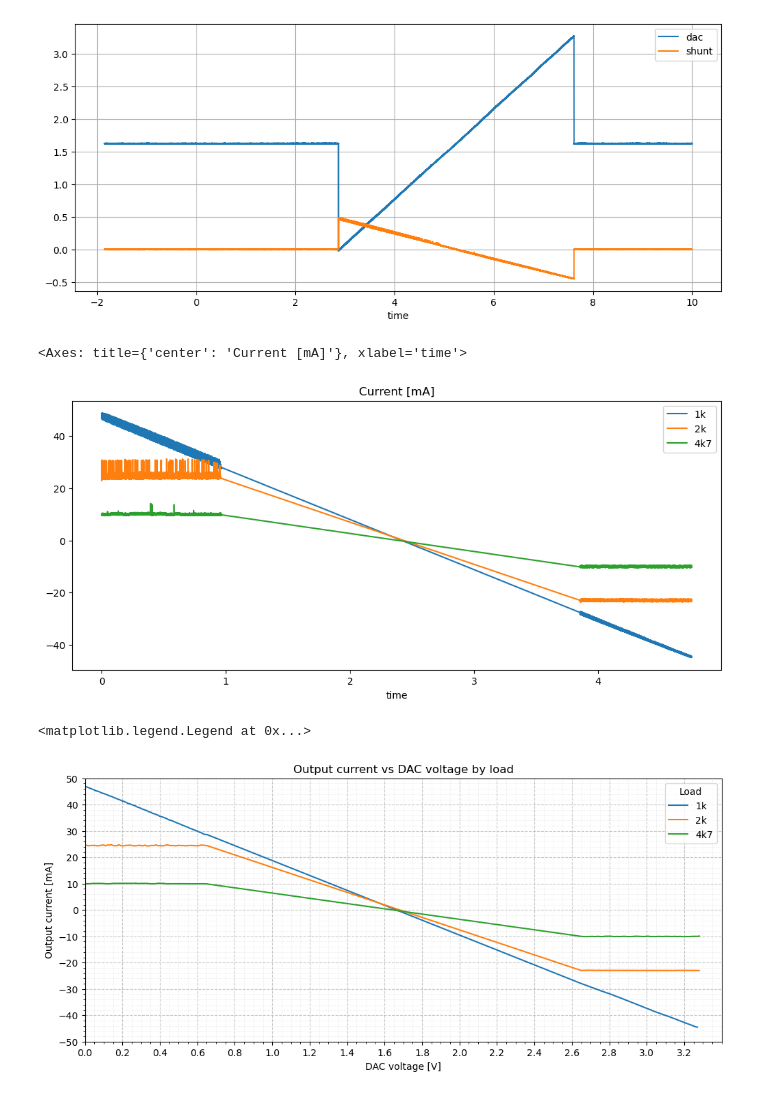
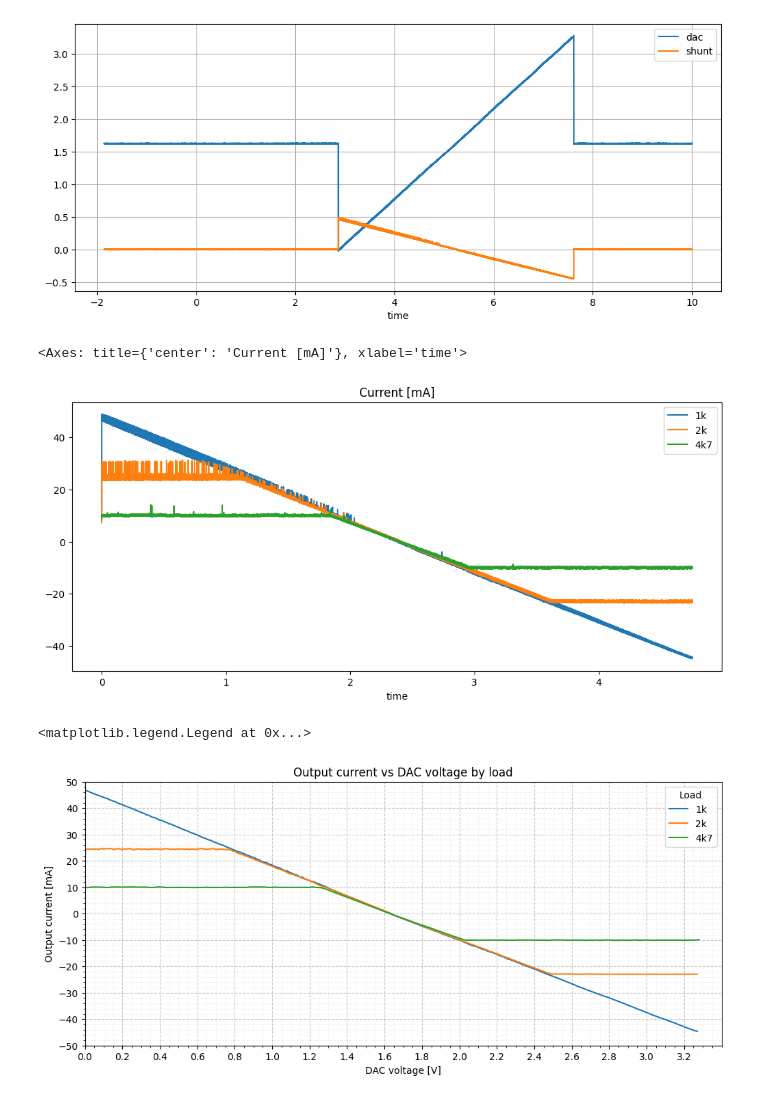
Before and after one commit to import-tiago/FEI, a Jupyter notebook: MSc/PEL309/Analysis/PEL309.ipynb, the cells around one changed output. Drawn from its saved outputs; the diff is of its cells as text; code cells hidden in the pictures.

```diff
--- a/MSc/PEL309/Analysis/PEL309.ipynb
+++ b/MSc/PEL309/Analysis/PEL309.ipynb
@@ -73,7 +62,22 @@ def extract_linear_region(df, column="dac", rest_value=1.65, tolerance=1):
+# %%
+def extract_ramp_region(df, column="dac", step_threshold=0.5):
+    data = df.copy()
+
+    diff = data[column].diff().abs()
+
+    transition_points = diff[diff > step_threshold].index
+
+    if len(transition_points) < 2:
+        raise ValueError("Could not detect ramp start and end transitions.")
+
+    start = transition_points[0]
+    end = transition_points[-1] - 1
+
+    return data.loc[start:end].copy()
 # %%
-load_1k = extract_linear_region(load_1k, column="dac")
-load_2k = extract_linear_region(load_2k, column="dac")
-load_4k7 = extract_linear_region(load_4k7, column="dac")
+load_1k = extract_ramp_region(load_1k, column="dac")
+load_2k = extract_ramp_region(load_2k, column="dac")
+load_4k7 = extract_ramp_region(load_4k7, column="dac")
 # %%
 load_1k["current"] = ( load_1k["shunt"] / 10 ) * 1000
 load_2k["current"] = ( load_2k["shunt"] / 10 ) * 1000
@@ -107,11 +111,11 @@ load_4k7.plot(
 )
 # %% [output]
 <Axes: title={'center': 'Current [mA]'}, xlabel='time'>
-[figure, old version]
+[figure, new version]
 # %%
 import numpy as np
 
-dac_step = 0.01  # voltage step
+dac_step = 0.01
 
 load_1k_cmp = load_1k.copy()
 load_2k_cmp = load_2k.copy()
@@ -126,9 +130,8 @@ all_data = pd.concat(
     ignore_index=True
 )
 
-all_data["dac_bin"] = (
-    (all_data["dac"] / dac_step)
-    .round() * dac_step
+#all_data["dac_bin"] = ( (all_data["dac"] / dac_step).round() * dac_step)
+all_data["dac_bin"] = ( np.floor(all_data["dac"] / dac_step) * dac_step
 )
 
 comparison = all_data.pivot_table(
@@ -181,34 +184,34 @@ ax.grid(
 ax.minorticks_on()
 
 ax.grid(
     which="minor",
     linestyle=":",
     linewidth=0.5,
     alpha=0.4
 )
 
 # =========================================================
 # Labels and title
 # =========================================================
 
 ax.set_xlabel("DAC voltage [V]")
 
 ax.set_ylabel("Output current [mA]")
 
 ax.set_title(
     "Output current vs DAC voltage by load"
 )
 
 # =========================================================
 # Legend
 # =========================================================
 
 ax.legend(
     title="Load"
 )
 # %% [output]
 <matplotlib.legend.Legend at 0x...>
-[figure, old version]
+[figure, new version]
 # %%
 comparison["max_current"] = comparison[["1k", "2k", "4k7"]].max(axis=1)
 comparison["min_current"] = comparison[["1k", "2k", "4k7"]].min(axis=1)
```
Also changed, not shown: parts of 6 cells of this notebook.
